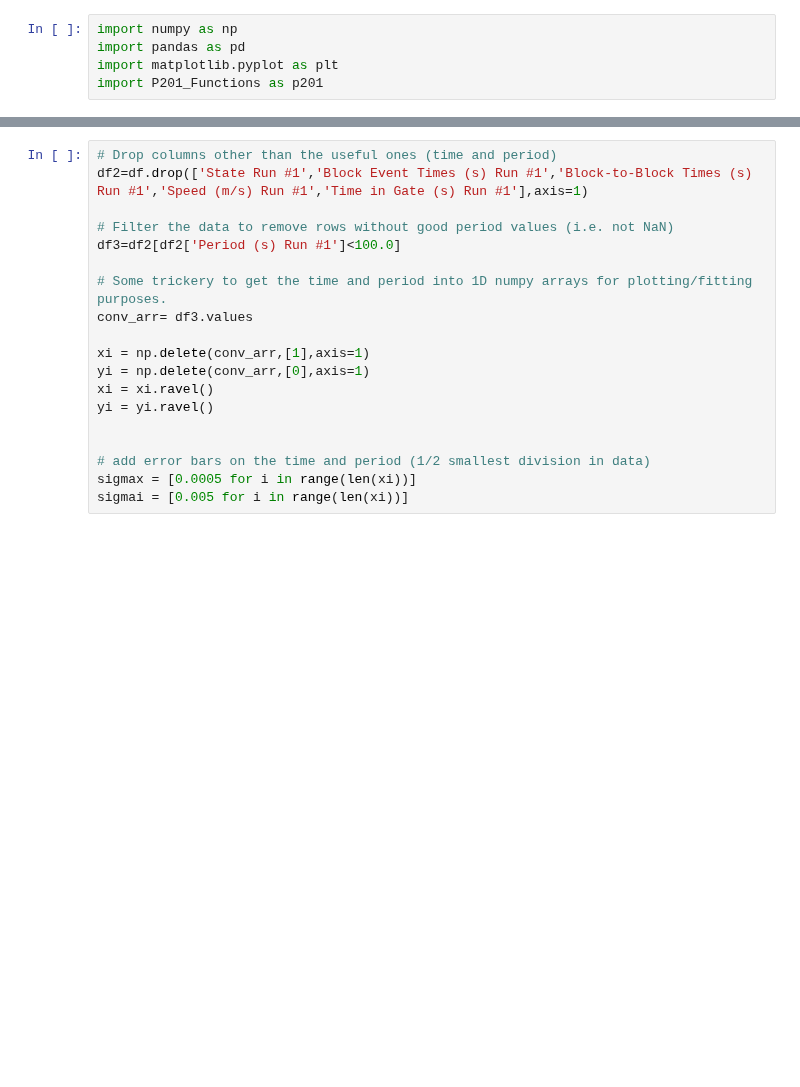
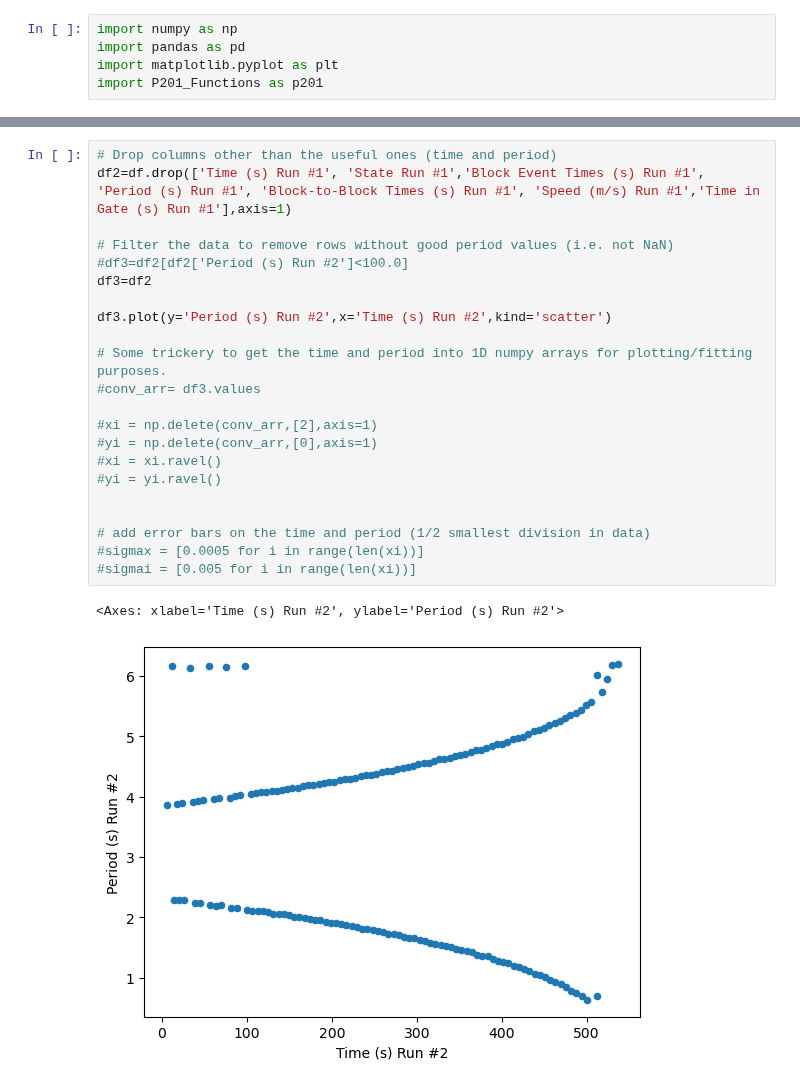
Before and after one commit to brash99/phys421, a Jupyter notebook: JupyterNotebooks/RegularPendulum/RegularPendulumAnalysis.ipynb, the cells around one changed output, grey strips where cells are left out. Drawn from its saved outputs; the diff is of its cells as text; blank space fills up the shorter version.

```diff
--- a/JupyterNotebooks/RegularPendulum/RegularPendulumAnalysis.ipynb
+++ b/JupyterNotebooks/RegularPendulum/RegularPendulumAnalysis.ipynb
@@ -27,19 +30,25 @@ memory usage: 18.9 KB
 # %%
 # Drop columns other than the useful ones (time and period)
-df2=df.drop(['State Run #1','Block Event Times (s) Run #1','Block-to-Block Times (s) Run #1','Speed (m/s) Run #1','Time in Gate (s) Run #1'],axis=1)
+df2=df.drop(['Time (s) Run #1', 'State Run #1','Block Event Times (s) Run #1', 'Period (s) Run #1', 'Block-to-Block Times (s) Run #1', 'Speed (m/s) Run #1','Time in Gate (s) Run #1'],axis=1)
 
 # Filter the data to remove rows without good period values (i.e. not NaN)
-df3=df2[df2['Period (s) Run #1']<100.0]
+#df3=df2[df2['Period (s) Run #2']<100.0]
+df3=df2
+
+df3.plot(y='Period (s) Run #2',x='Time (s) Run #2',kind='scatter')
 
 # Some trickery to get the time and period into 1D numpy arrays for plotting/fitting purposes.
-conv_arr= df3.values
+#conv_arr= df3.values
 
-xi = np.delete(conv_arr,[1],axis=1)
-yi = np.delete(conv_arr,[0],axis=1)
-xi = xi.ravel()
-yi = yi.ravel()
+#xi = np.delete(conv_arr,[2],axis=1)
+#yi = np.delete(conv_arr,[0],axis=1)
+#xi = xi.ravel()
+#yi = yi.ravel()
 
 
 # add error bars on the time and period (1/2 smallest division in data)
-sigmax = [0.0005 for i in range(len(xi))]
-sigmai = [0.005 for i in range(len(xi))]
+#sigmax = [0.0005 for i in range(len(xi))]
+#sigmai = [0.005 for i in range(len(xi))]
+# %% [output]
+<Axes: xlabel='Time (s) Run #2', ylabel='Period (s) Run #2'>
+[figure, added]
```
Also changed, not shown: parts of 6 cells of this notebook, 2 other files.
